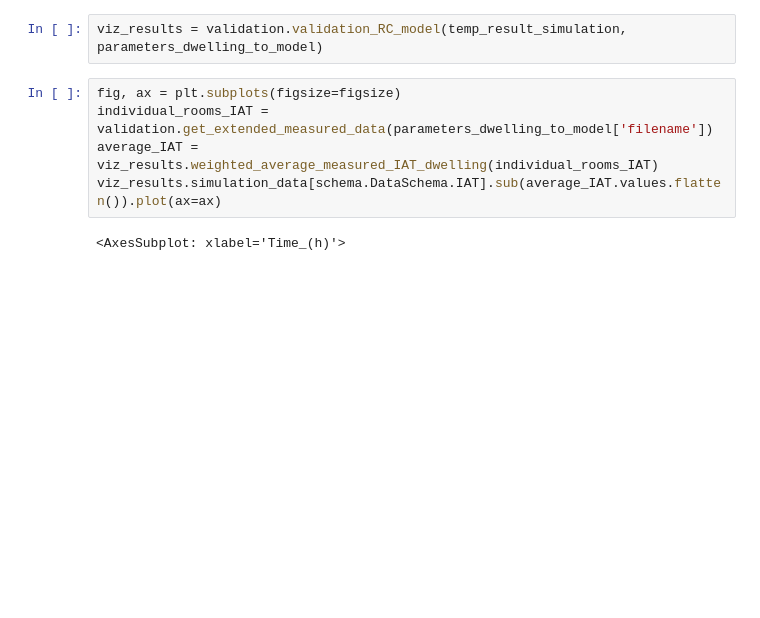
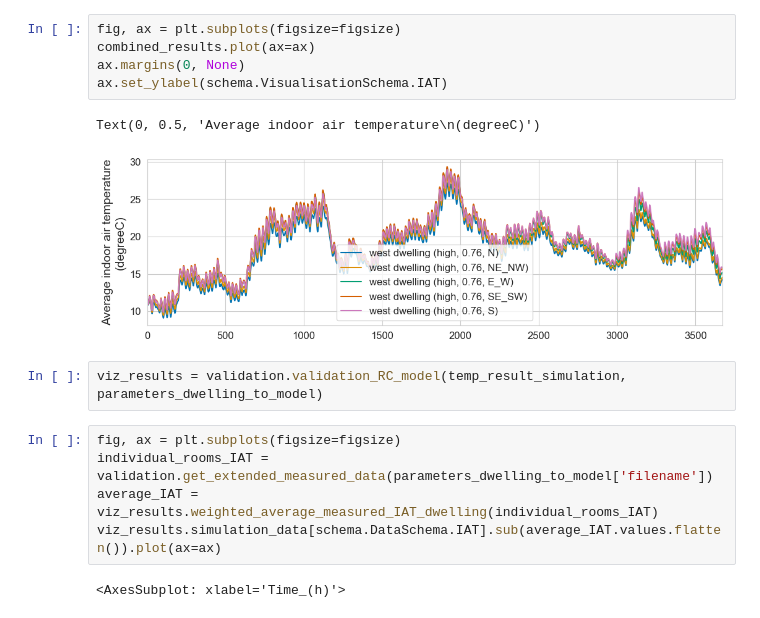
Before and after one commit to AlexandreLab/cooling_demand_UK, a Jupyter notebook: notebooks/validation_cooling_demand_extra_data.ipynb, the cells around one changed output. Cells and saved outputs as stored; diff of their text form; blank space fills up the shorter version.

```diff
--- a/notebooks/validation_cooling_demand_extra_data.ipynb
+++ b/notebooks/validation_cooling_demand_extra_data.ipynb
@@ -232,3 +315,11 @@ heating demand 0.0kWh and cooling demand is 0.0kWh
+# %%
+fig, ax = plt.subplots(figsize=figsize)
+combined_results.plot(ax=ax)
+ax.margins(0, None)
+ax.set_ylabel(schema.VisualisationSchema.IAT)
+# %% [output]
+Text(0, 0.5, 'Average indoor air temperature\n(degreeC)')
+[figure, added]
 # %%
 viz_results = validation.validation_RC_model(temp_result_simulation, parameters_dwelling_to_model)
 # %%
```
Also changed, not shown: parts of 28 cells of this notebook, 5 other files.
